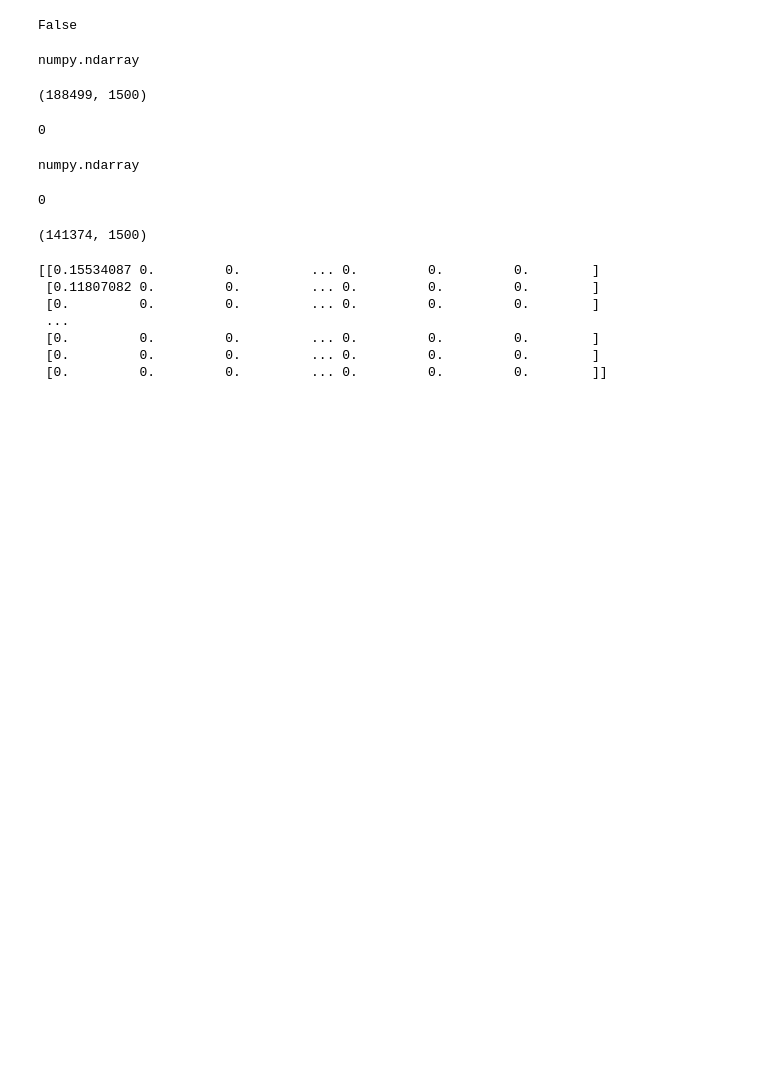
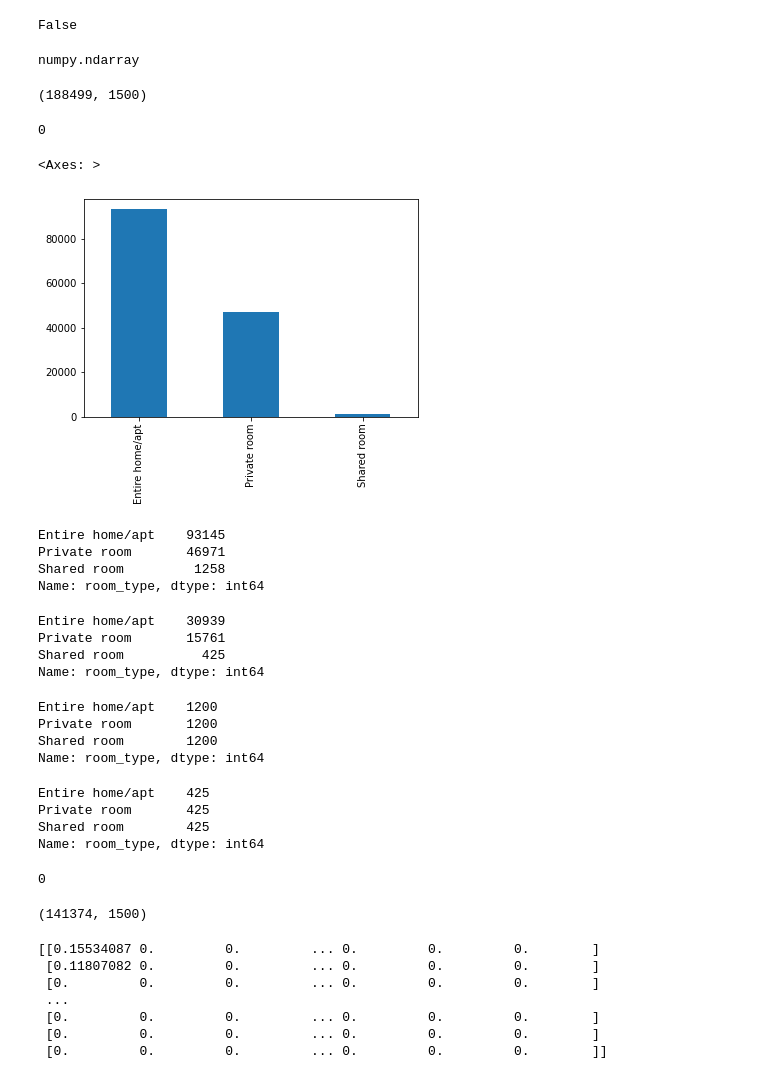
Before and after one commit to tianiachan/IdentifyingAirBnBsinSantaClara, a Jupyter notebook: Data670_Identifying_AirBnBs.ipynb, the cells around one changed output. Drawn from its saved outputs; the diff is of its cells as text; code cells hidden in the pictures; blank space fills up the shorter version.

Commit message:
Created using Colaboratory  - balance the dataset and compare balanced results to unbalanced results, CNN is the last one

```diff
--- a/Data670_Identifying_AirBnBs.ipynb
+++ b/Data670_Identifying_AirBnBs.ipynb
@@ -552,7 +562,25 @@ from sklearn.model_selection import train_test_split
 #random state sets the seed and test size is a percentage so this is 20 80 split
 # x_train, x_test, y_train, y_test = train_test_split(x,y, test_size = 0.2, random_state = 5)
 x_train, x_test, y_train, y_test = train_test_split(x, y, random_state = 5)
-# %%
-type(x_train)
-# %% [output]
-numpy.ndarray
+# %%
+#check to see if target variable is balanced enough
+# https://towardsdatascience.com/machine-learning-target-feature-label-imbalance-problem-and-solutions-98c5ae89ad0
+y_train.value_counts().plot(kind = 'bar')
+#entire home/apt is the most but need to balance to make models more accurate, since data set is huge, delete rows to make more balanced this time
+# %% [output]
+<Axes: >
+[figure, added]
+# %%
+y_train.value_counts()
+# %% [output]
+Entire home/apt    93145
+Private room       46971
+Shared room         1258
+Name: room_type, dtype: int64
+# %%
+y_test.value_counts()
+# %% [output]
+Entire home/apt    30939
+Private room       15761
+Shared room          425
+Name: room_type, dtype: int64
@@ -559,3 +593,17 @@ numpy.ndarray
+# %%
+y_train_1.value_counts()
+# %% [output]
+Entire home/apt    1200
+Private room       1200
+Shared room        1200
+Name: room_type, dtype: int64
+# %%
+y_test_1.value_counts()
+# %% [output]
+Entire home/apt    425
+Private room       425
+Shared room        425
+Name: room_type, dtype: int64
 # %%
 findNulls(x_train) # sweet there are none
 # %% [output]
```
Also changed, not shown: parts of 42 cells of this notebook.
